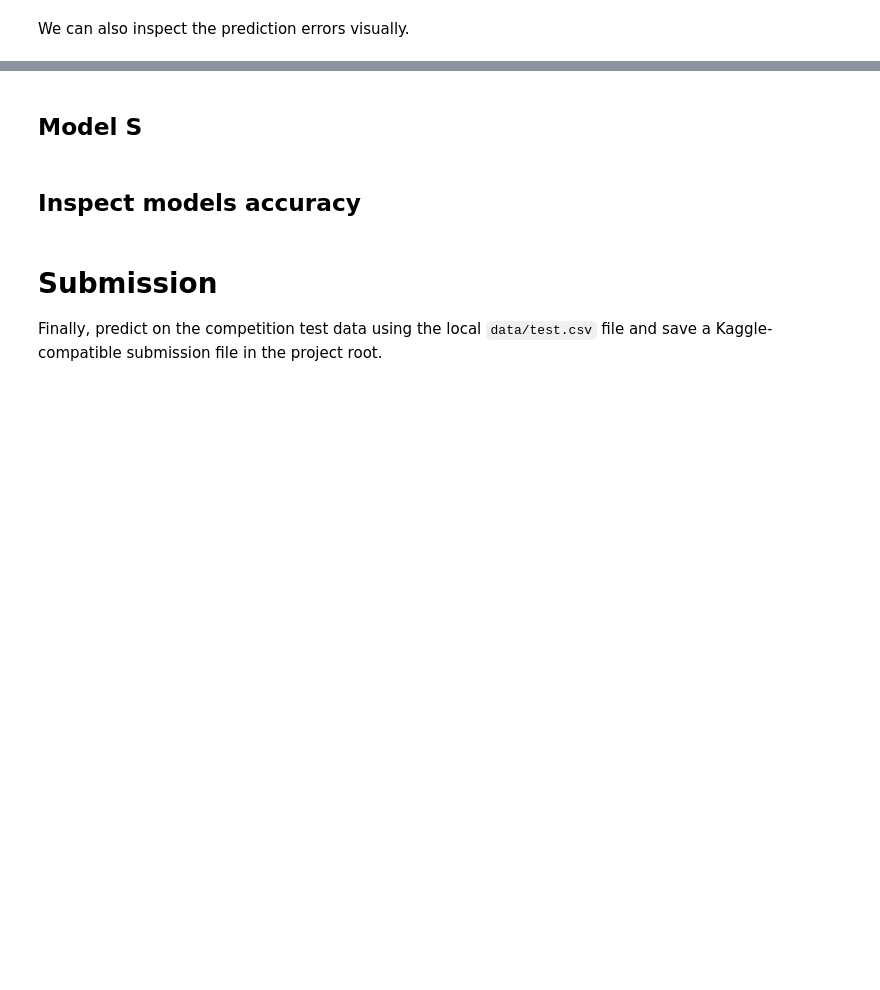
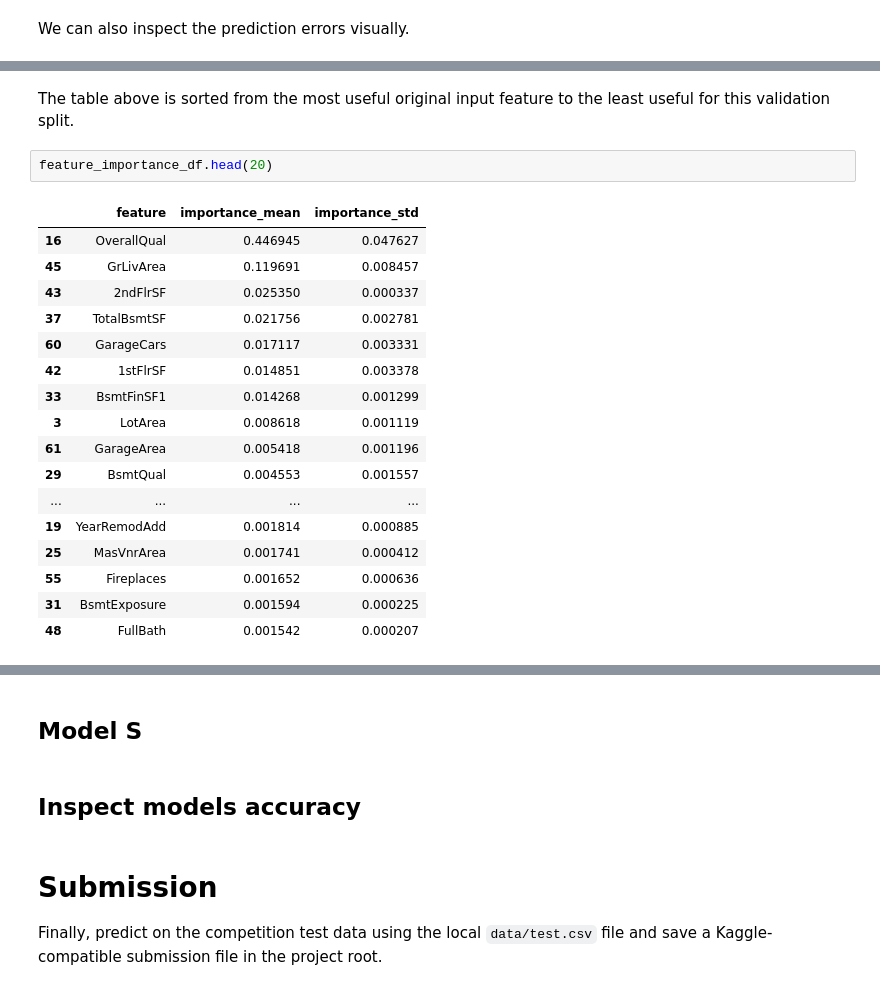
Before and after one commit to MimiKat-Fir/house-prices-prediction-ai-project, a Jupyter notebook: notebooks/house-prices-prediction-using-tfdf_our_notebook.ipynb, the cells around one changed output, grey strips where cells are left out. Saved outputs shown, nothing was run; the diff lists cells and outputs as text; blank space fills up the shorter version.

```diff
--- a/notebooks/house-prices-prediction-using-tfdf_our_notebook.ipynb
+++ b/notebooks/house-prices-prediction-using-tfdf_our_notebook.ipynb
@@ -290,0 +344,22 @@ for name, value in metrics.items():
+# %% [markdown]
+The table above is sorted from the most useful original input feature to the least useful for this validation split.
+# %%
+feature_importance_df.head(20)
+# %% [output]
+|  | feature | importance_mean | importance_std |
+| 16 | OverallQual | 0.446945 | 0.047627 |
+| 45 | GrLivArea | 0.119691 | 0.008457 |
+| 43 | 2ndFlrSF | 0.025350 | 0.000337 |
+| 37 | TotalBsmtSF | 0.021756 | 0.002781 |
+| 60 | GarageCars | 0.017117 | 0.003331 |
+| 42 | 1stFlrSF | 0.014851 | 0.003378 |
+| 33 | BsmtFinSF1 | 0.014268 | 0.001299 |
+| 3 | LotArea | 0.008618 | 0.001119 |
+| 61 | GarageArea | 0.005418 | 0.001196 |
+| 29 | BsmtQual | 0.004553 | 0.001557 |
+| ... | ... | ... | ... |
+| 19 | YearRemodAdd | 0.001814 | 0.000885 |
+| 25 | MasVnrArea | 0.001741 | 0.000412 |
+| 55 | Fireplaces | 0.001652 | 0.000636 |
+| 31 | BsmtExposure | 0.001594 | 0.000225 |
+| 48 | FullBath | 0.001542 | 0.000207 |
```
Also changed, not shown: parts of 20 cells of this notebook, 2 other files.
